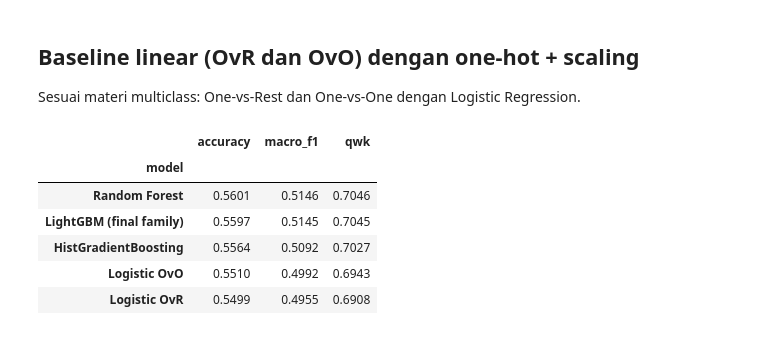
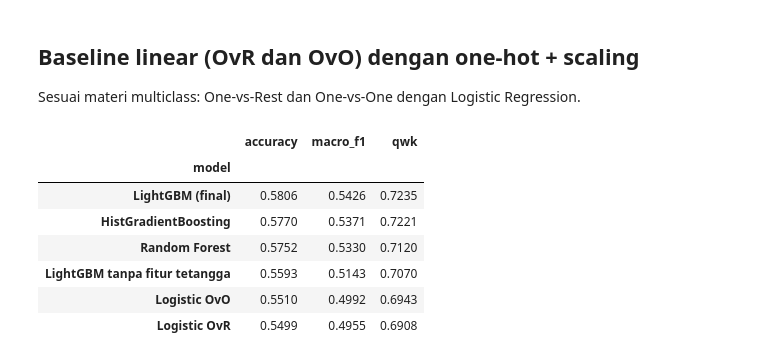
Before and after one commit to inessamunda2006-web/structural-damage-classification, a Jupyter notebook: notebooks/02_modeling.ipynb, the cells around one changed output. Cells and saved outputs as stored; diff of their text form; code cells hidden in the pictures.

```diff
--- a/notebooks/02_modeling.ipynb
+++ b/notebooks/02_modeling.ipynb
@@ -35,35 +36,38 @@ Sesuai materi multiclass: One-vs-Rest dan One-vs-One dengan Logistic Regression.
 # %%
 def linear_pre():
     num = NUM_COLS + DERIVED_NUM
     return ColumnTransformer([
         ('num', Pipeline([('imp', SimpleImputer(strategy='median')), ('sc', StandardScaler())]), num),
         ('cat', OneHotEncoder(handle_unknown='ignore', min_frequency=50), CAT_COLS + GEO_COLS),
     ])
 def lin(strategy):
     return Pipeline([('fe', BuildingFeatureAdder(use_serial=False)), ('pre', linear_pre()),
                      ('clf', strategy(LogisticRegression(max_iter=300, C=1.0)))])
+def tree_pipe(clf):
+    return Pipeline([('nbr', NeighborTargetFeatures()), ('fe', BuildingFeatureAdder(use_serial=False)),
+                     ('pre', build_preprocessor(False)), ('clf', clf)])
 models = {
     'Logistic OvR': lin(OneVsRestClassifier),
     'Logistic OvO': lin(OneVsOneClassifier),
-    'Random Forest': Pipeline([('fe', BuildingFeatureAdder(use_serial=False)), ('pre', build_preprocessor(False)),
-                               ('clf', RandomForestClassifier(300, min_samples_leaf=3, n_jobs=-1, random_state=SEED))]),
-    'HistGradientBoosting': Pipeline([('fe', BuildingFeatureAdder(use_serial=False)), ('pre', build_preprocessor(False)),
-                               ('clf', HistGradientBoostingClassifier(max_iter=300, learning_rate=0.08, random_state=SEED))]),
-    'LightGBM (final family)': build_pipeline(n_estimators=300),
+    'Random Forest': tree_pipe(RandomForestClassifier(300, min_samples_leaf=3, n_jobs=-1, random_state=SEED)),
+    'HistGradientBoosting': tree_pipe(HistGradientBoostingClassifier(max_iter=300, learning_rate=0.08, random_state=SEED)),
+    'LightGBM tanpa fitur tetangga': build_pipeline(use_neighbors=False, n_estimators=300),
+    'LightGBM (final)': build_pipeline(n_estimators=300),
 }
 rows = []
 for name, m in models.items():
     m.fit(Xa, ya); p = m.predict(Xb)
     rows.append(dict(model=name, accuracy=accuracy_score(yb,p), macro_f1=f1_score(yb,p,average='macro'),
                      qwk=cohen_kappa_score(yb,p,weights='quadratic')))
 res = pd.DataFrame(rows).set_index('model').round(4).sort_values('accuracy', ascending=False)
 res
 # %% [output]
 |  | accuracy | macro_f1 | qwk |
 | model |  |  |  |
-| Random Forest | 0.5601 | 0.5146 | 0.7046 |
-| LightGBM (final family) | 0.5597 | 0.5145 | 0.7045 |
-| HistGradientBoosting | 0.5564 | 0.5092 | 0.7027 |
+| LightGBM (final) | 0.5806 | 0.5426 | 0.7235 |
+| HistGradientBoosting | 0.5770 | 0.5371 | 0.7221 |
+| Random Forest | 0.5752 | 0.5330 | 0.7120 |
+| LightGBM tanpa fitur tetangga | 0.5593 | 0.5143 | 0.7070 |
 | Logistic OvO | 0.5510 | 0.4992 | 0.6943 |
 | Logistic OvR | 0.5499 | 0.4955 | 0.6908 |
 # %% [markdown]
```
Also changed, not shown: parts of 5 cells of this notebook, 15 other files.
